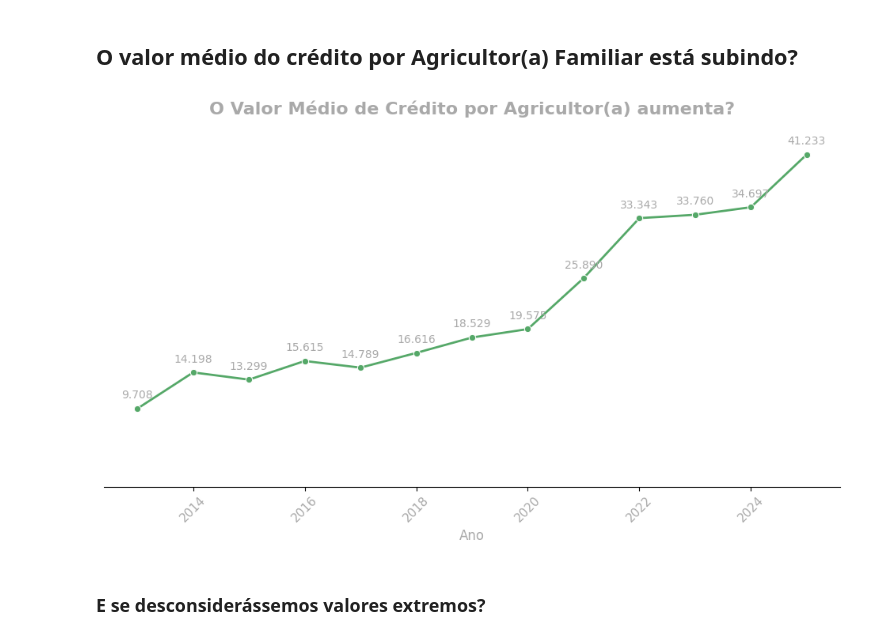
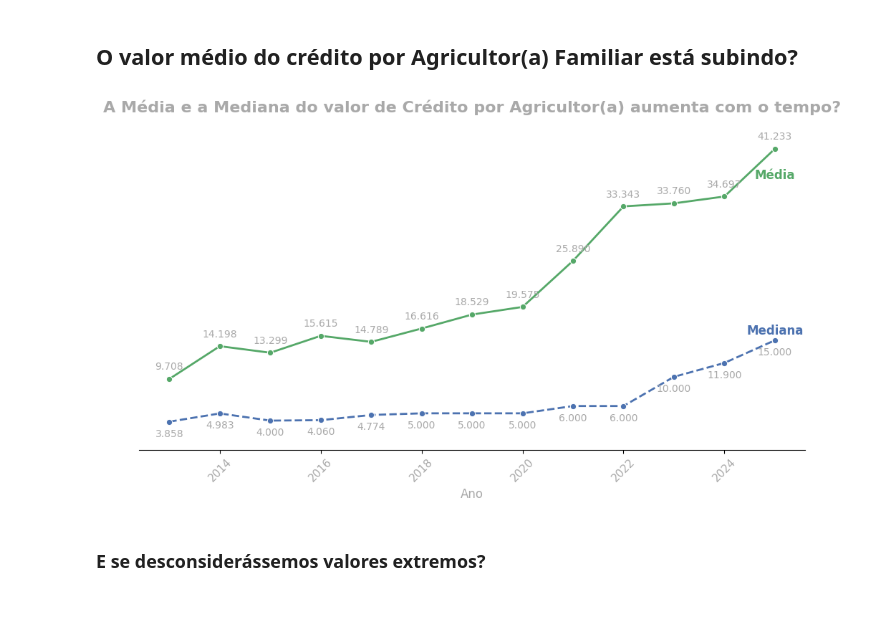
Before and after one commit to marcelo7bastos/mba_mcdia_est_desc_analise_pronaf, a Jupyter notebook: mba_mcdia_est_desc_analise_pronaf.ipynb, the cells around one changed output. Cells and saved outputs as stored; diff of their text form; code cells hidden in the pictures; blank space fills up the shorter version.

```diff
--- a/mba_mcdia_est_desc_analise_pronaf.ipynb
+++ b/mba_mcdia_est_desc_analise_pronaf.ipynb
@@ -645,47 +673,70 @@ df_pronaf_soma = df_pronaf.groupby(['CD_CPF_CNPJ', 'ANO'])['VL_PARC_CREDITO'].su
 df_pronaf_soma = df_pronaf_soma[df_pronaf_soma['CD_CPF_CNPJ'] != 'None']
 #df_pronaf_soma
 # %%
-# Calcular o valor médio do crédito por CPF/CNPJ em cada ano
-df_pronaf_media = df_pronaf_soma.groupby("ANO")["VL_PARC_CREDITO"].mean().reset_index()
+import matplotlib.pyplot as plt
+import seaborn as sns
+
+# Calcular o valor médio e mediano do crédito por CPF/CNPJ em cada ano
+df_pronaf_estatisticas = df_pronaf_soma.groupby("ANO")["VL_PARC_CREDITO"].agg(['mean', 'median']).reset_index()
 
 # Criar figura
 plt.figure(figsize=(12, 6))
 
-# Criando o gráfico de linha
-ax = sns.lineplot(data=df_pronaf_media, x="ANO", y="VL_PARC_CREDITO", marker="o", color="#55A868", linewidth=2)
+# Criando o gráfico de linha para a média (Verde)
+ax = sns.lineplot(data=df_pronaf_estatisticas, x="ANO", y="mean", marker="o", color="#55A868", linewidth=2)
+
+# Criando o gráfico de linha para a mediana (Azul)
+sns.lineplot(data=df_pronaf_estatisticas, x="ANO", y="median", marker="o", color="#4C72B0", linewidth=2, linestyle="dashed")
 
 # Ajustando título e subtítulo
-plt.title("O Valor Médio de Crédito por Agricultor(a) aumenta?", fontsize=16, color="darkgray", weight="bold")
+plt.title("A Média e a Mediana do valor de Crédito por Agricultor(a) aumenta com o tempo?", fontsize=16, color="darkgray", weight="bold")
 
 # Ajustando rótulos dos eixos
 plt.xlabel("Ano", fontsize=12, color="darkgray")
 plt.ylabel(None)  # Remover nome do eixo Y para manter o padrão
 
 # Definir limite inferior do eixo Y para começar em zero
-plt.ylim(0, df_pronaf_media["VL_PARC_CREDITO"].max() * 1.1)
+plt.ylim(0, df_pronaf_estatisticas["mean"].max() * 1.1)
 
 # Removendo a barra e os números do eixo Y para um layout mais limpo
 ax.spines['left'].set_visible(False)
 ax.spines['right'].set_visible(False)
 ax.spines['top'].set_visible(False)
 ax.set_yticks([])
 
-# Adicionando valores no topo dos pontos (exibindo em milhões)
-for x, y in zip(df_pronaf_media["ANO"], df_pronaf_media["VL_PARC_CREDITO"]):
-    plt.text(x, y + (df_pronaf_media["VL_PARC_CREDITO"].max() * 0.03),  # Ajustando deslocamento vertical
+# Adicionando valores no topo dos pontos (Média - Verde)
+for x, y in zip(df_pronaf_estatisticas["ANO"], df_pronaf_estatisticas["mean"]):
+    plt.text(x, y + (df_pronaf_estatisticas["mean"].max() * 0.03),  # Ajustando deslocamento vertical
              f'{y:,.0f}'.replace(',', '.'), ha='center', fontsize=10, color='darkgray')
 
-# Criar legenda moderna usando textos embutidos no gráfico
-# plt.text(df_pronaf_media["ANO"].max() - 1, df_pronaf_media["VL_PARC_CREDITO"].max() * 0.95,
-#         "⬤ Valor Médio do Crédito", fontsize=11, color='#55A868')
+# Adicionando valores no topo dos pontos (Mediana - Agora em cinza)
+for x, y in zip(df_pronaf_estatisticas["ANO"], df_pronaf_estatisticas["median"]):
+    plt.text(x, y - (df_pronaf_estatisticas["mean"].max() * 0.05),  # Ajustando deslocamento para evitar sobreposição
+             f'{y:,.0f}'.replace(',', '.'), ha='center', fontsize=10, color='darkgray')
+
+# **Destacar Média e Mediana no ano de 2025**
+if 2025 in df_pronaf_estatisticas["ANO"].values:
+    media_2025 = df_pronaf_estatisticas.loc[df_pronaf_estatisticas["ANO"] == 2025, "mean"].values[0]
+    mediana_2025 = df_pronaf_estatisticas.loc[df_pronaf_estatisticas["ANO"] == 2025, "median"].values[0]
+
+    # Legenda "Média" em verde, abaixo da curva
+    plt.text(2025, media_2025 - (df_pronaf_estatisticas["mean"].max() * 0.1),
+             "Média", fontsize=12, color="#55A868", ha="center", weight="bold")
+
+    # Legenda "Mediana" em azul, acima da curva
+    plt.text(2025, mediana_2025 + (df_pronaf_estatisticas["mean"].max() * 0.02),
+             "Mediana", fontsize=12, color="#4C72B0", ha="center", weight="bold")
 
 # Ajustando rótulos do eixo X
 plt.xticks(rotation=45, fontsize=11, color='darkgray')
 
+# Salvar o gráfico com o nome desejado
+plt.savefig(f"{drive_folder}/fig_41_media_mediana.png", dpi=300, bbox_inches='tight')
+
 # Exibir gráfico
 plt.show()
 # %% [output]
-[figure, old version]
+[figure, new version]
 # %% [markdown]
 ### E se desconsiderássemos valores extremos?
 # %%
```
Also changed, not shown: parts of 15 cells of this notebook.
